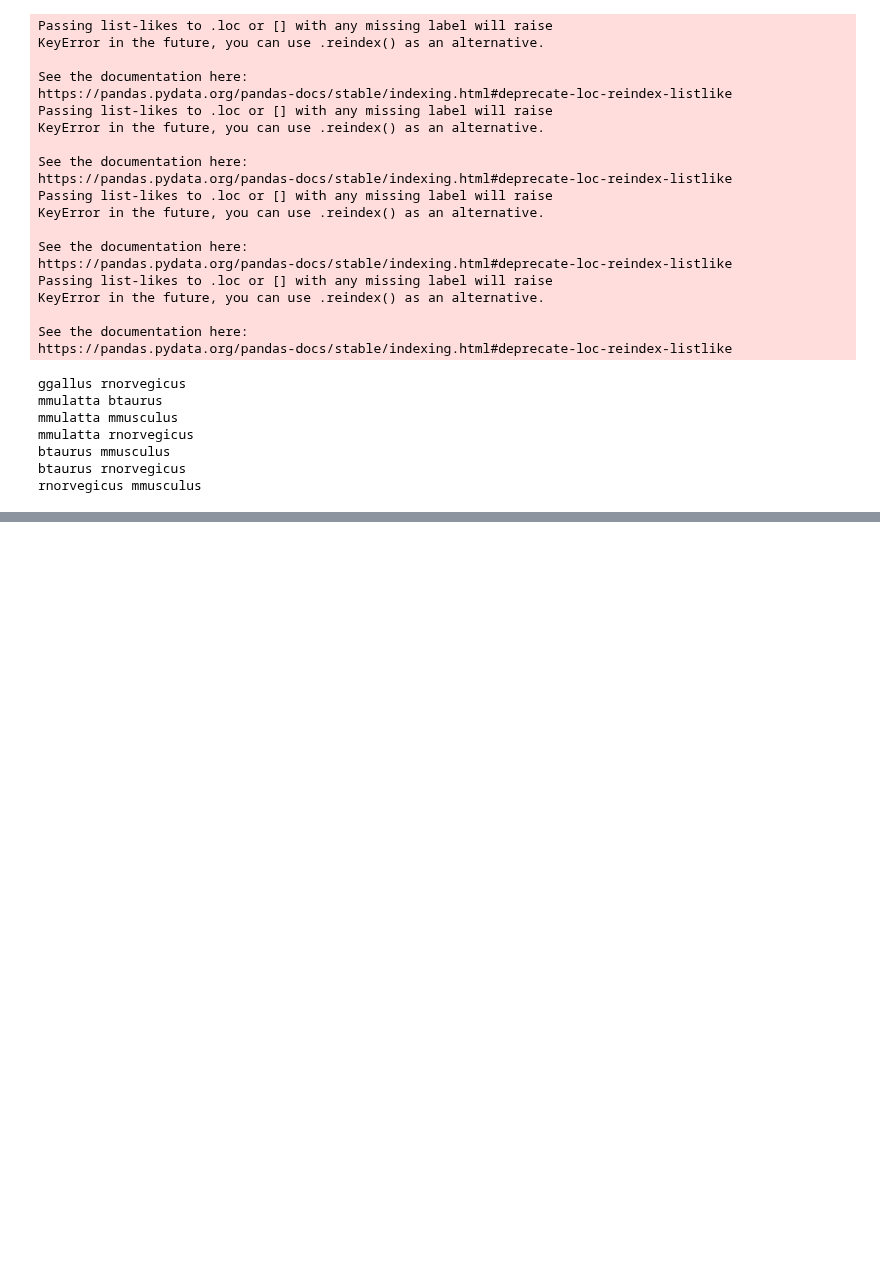
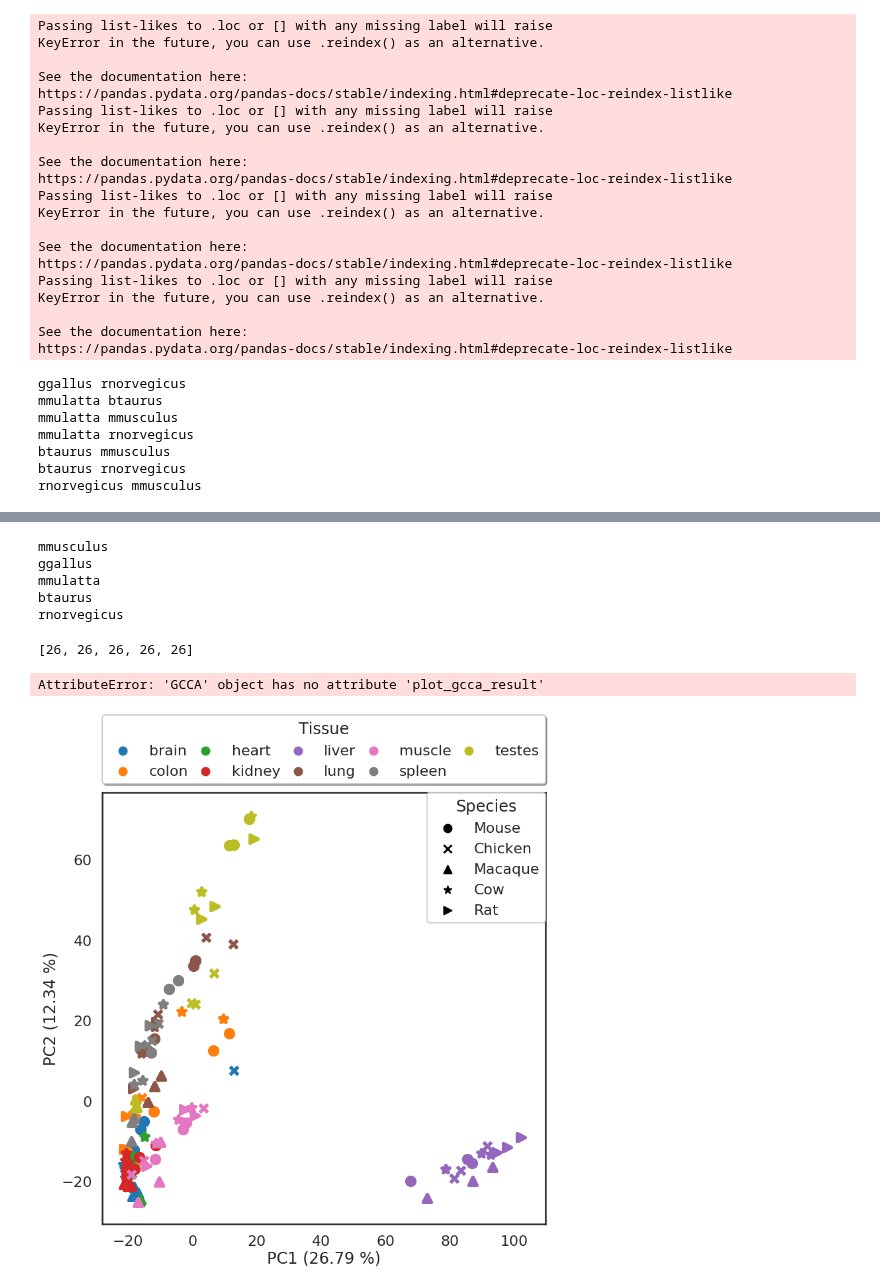
Before and after one commit to saketkc/EE-546-project, a Jupyter notebook: notebooks/22-MultiSpecies-SRP016501.ipynb, the cells around one changed output, grey strips where cells are left out. Cells and saved outputs as stored; diff of their text form; code cells hidden in the pictures; blank space fills up the shorter version.

```diff
--- a/notebooks/22-MultiSpecies-SRP016501.ipynb
+++ b/notebooks/22-MultiSpecies-SRP016501.ipynb
@@ -630,0 +549,57 @@ Bonobos
+# %%
+all_species_combined_counts_df = pd.DataFrame()
+specie_wise_counts = []
+specie_wise_index_tracker = []
+specie_wise_target_names = {}
+for index, species in enumerate(['mus_musculus', 'gallus_gallus', 'macaca_mulatta', 'bos_taurus', 'rattus_norvegicus']):
+    species = species_short(species)
+    count = kallisto_counts['{}_{}'.format(srp, species)]
+    col_key = '{}_homolog_ensembl_gene'.format(species)
+    print(species)
+    if index == 0:
+        count = count.loc[all_orthologs_filtered.index, ]
+        column_order = count.columns
+        count.columns = ['{}_{}'.format(species, x) for x in count.columns]
+        all_species_combined_counts_df = count
+
+    else:
+        count = count.loc[all_orthologs_filtered[col_key], column_order]
+        count.columns = ['{}_{}'.format(species, x) for x in count.columns]
+        count.index = all_species_combined_counts_df.index.tolist()
+        #assert (count.columns == column_order).all()
+        all_species_combined_counts_df = all_species_combined_counts_df.join(count, how='outer')
+
+    specie_wise_counts.append(count)
+    specie_wise_target_names[species] =     count.columns.tolist()
+    specie_wise_index_tracker.append(count.shape[1])
+# %% [output]
+mmusculus
+ggallus
+mmulatta
+btaurus
+rnorvegicus
+# %%
+specie_wise_index_tracker
+# %% [output]
+[26, 26, 26, 26, 26]
+# %%
+all_species_combined_counts_df_T = all_species_combined_counts_df.T
+# %%
+all_species_combined_counts_df_normalized = normalize_df_rowwise(all_species_combined_counts_df_T)
+# %%
+gcca = GCCA()
+gcca.fit(specie_wise_counts[0],specie_wise_counts[1], specie_wise_counts[2], specie_wise_counts[3], specie_wise_counts[4])
+
+gcca.transform(specie_wise_counts[0],specie_wise_counts[1], specie_wise_counts[2], specie_wise_counts[3], specie_wise_counts[4])
+
+
+X = all_species_combined_counts_df_normalized.values
+target_names = all_species_combined_counts_df_normalized.index
+X_r, fig = do_PCA(X, target_names)
+fig.savefig('../SRP016501_plots/pca_normalized_all.pdf',
+            bbox_inches='tight')
+
+gcca.plot_gcca_result()
+# %% [output]
+AttributeError: 'GCCA' object has no attribute 'plot_gcca_result'
+[figure, added]
```
Also changed, not shown: parts of 34 cells of this notebook, 2 other files.
